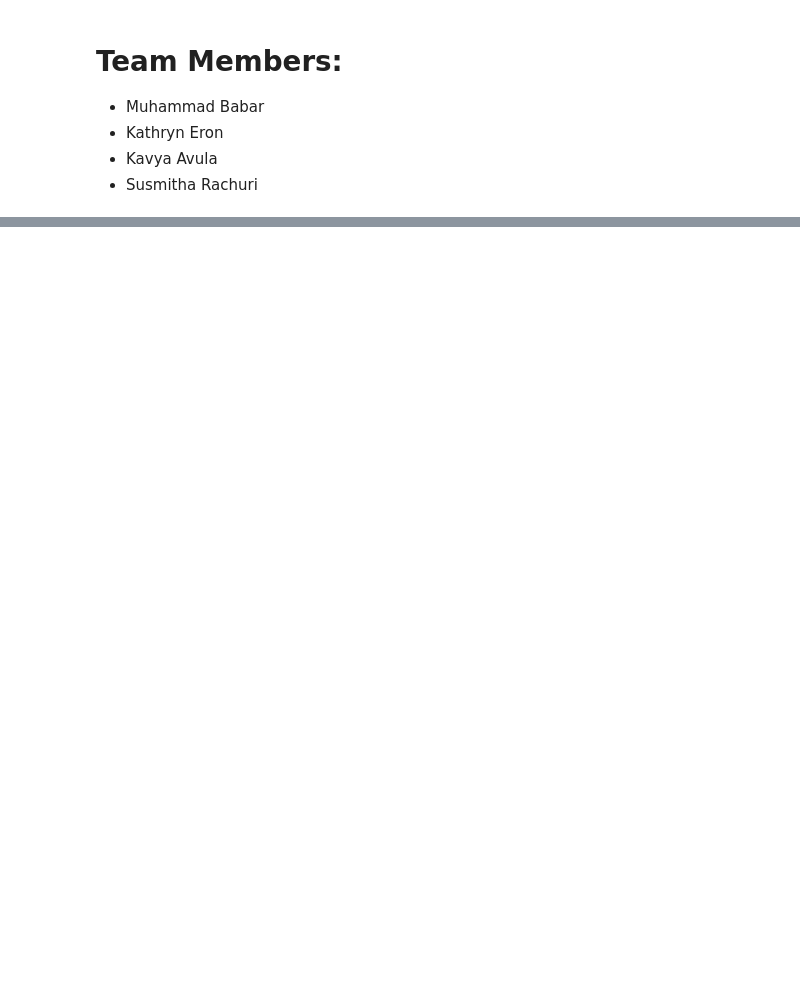
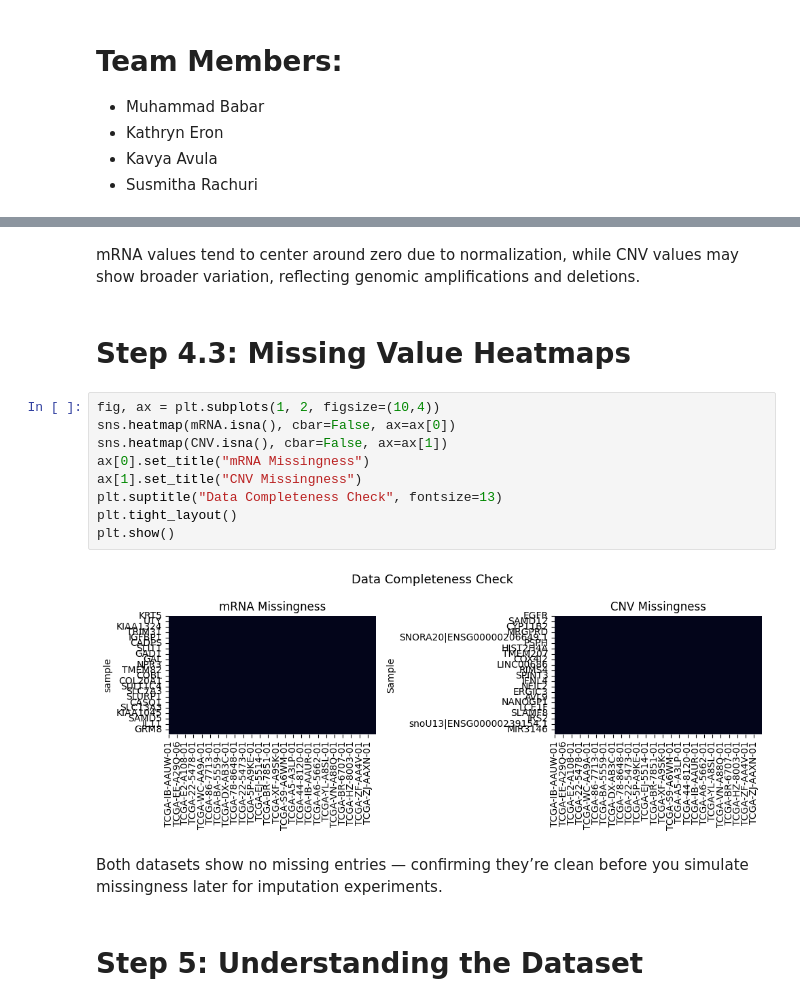
Before and after one commit to mbabar1100/CSCI5952GenerativeImputationOfMissingOmics, a Jupyter notebook: CSI5952_GenerativeImputationOfMissingOmics.ipynb, the cells around one changed output, grey strips where cells are left out. Cells and saved outputs as stored; diff of their text form; blank space fills up the shorter version.

```diff
--- a/CSI5952_GenerativeImputationOfMissingOmics.ipynb
+++ b/CSI5952_GenerativeImputationOfMissingOmics.ipynb
@@ -1400,0 +237,19 @@ This project integrates and imputes multi-omics data from TCGA using both baseli
+# %% [markdown]
+mRNA values tend to center around zero due to normalization, while CNV values may show broader variation, reflecting genomic amplifications and deletions.
+# %% [markdown]
+# Step 4.3: Missing Value Heatmaps
+# %%
+fig, ax = plt.subplots(1, 2, figsize=(10,4))
+sns.heatmap(mRNA.isna(), cbar=False, ax=ax[0])
+sns.heatmap(CNV.isna(), cbar=False, ax=ax[1])
+ax[0].set_title("mRNA Missingness")
+ax[1].set_title("CNV Missingness")
+plt.suptitle("Data Completeness Check", fontsize=13)
+plt.tight_layout()
+plt.show()
+# %% [output]
+[figure, added]
+# %% [markdown]
+Both datasets show no missing entries — confirming they’re clean before you simulate missingness later for imputation experiments.
+# %% [markdown]
+# Step 5: Understanding the Dataset
```
Also changed, not shown: parts of 96 cells of this notebook.
